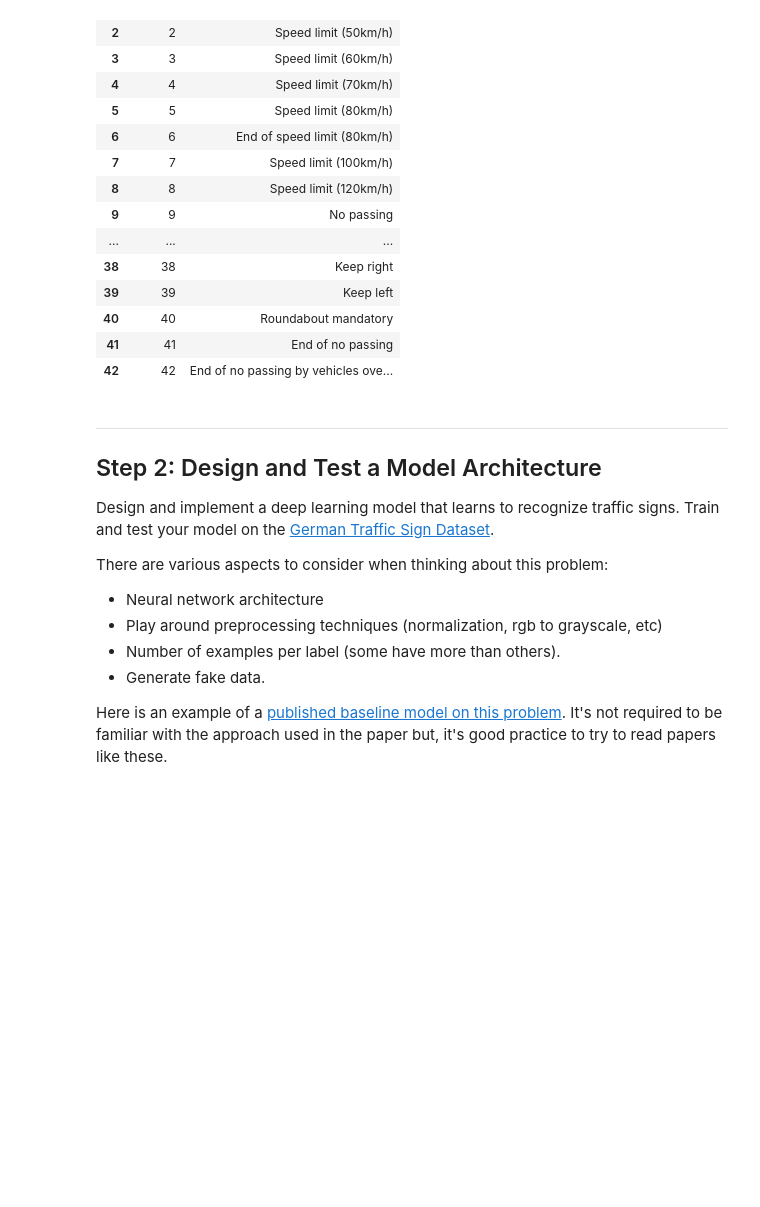
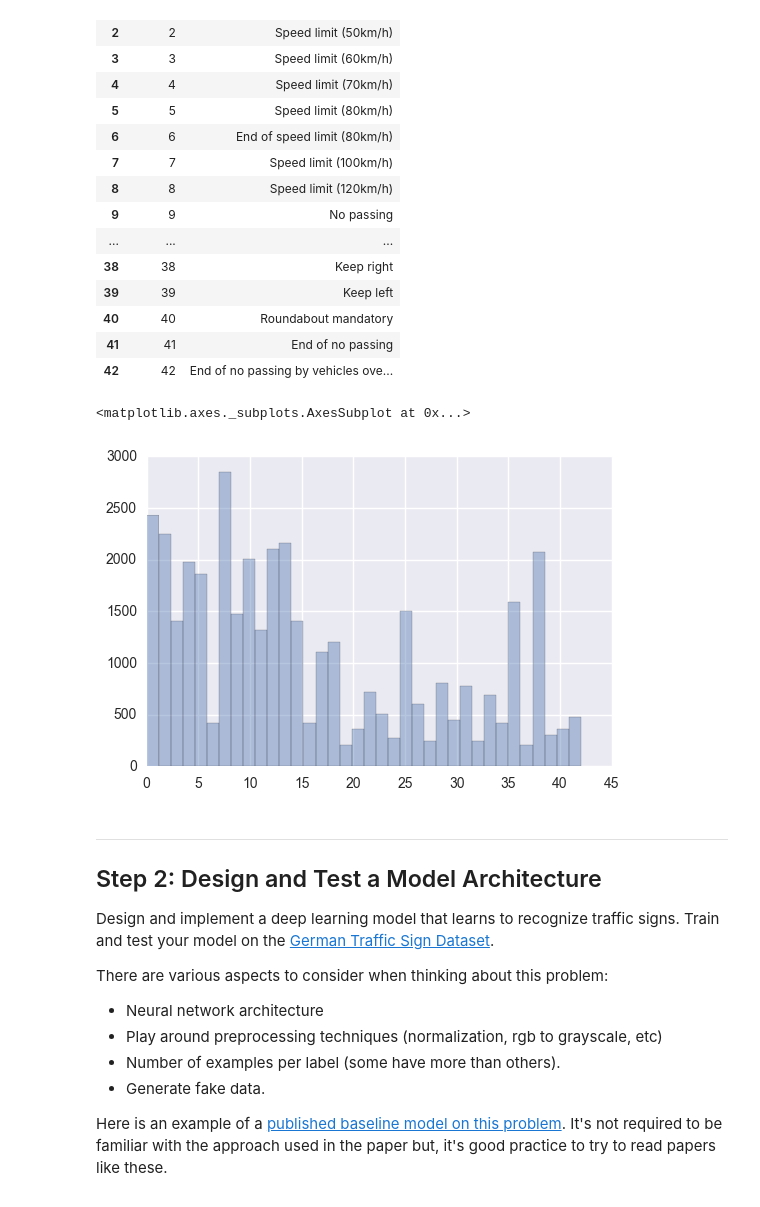
Before and after one commit to markandlw/CarND-Traffic-Sign-Classifier-Project, a Jupyter notebook: Traffic_Sign_Classifier.ipynb, the cells around one changed output. Cells and saved outputs as stored; diff of their text form; code cells hidden in the pictures; blank space fills up the shorter version.

Commit message:
Plot y_train distribution

```diff
--- a/Traffic_Sign_Classifier.ipynb
+++ b/Traffic_Sign_Classifier.ipynb
@@ -115,6 +115,12 @@ signs
 | 40 | 40 | Roundabout mandatory |
 | 41 | 41 | End of no passing |
 | 42 | 42 | End of no passing by vehicles ove... |
+# %%
+# Get a feeling on what kinds of sign contribute more.
+sns.distplot(y_train,kde=False)
+# %% [output]
+<matplotlib.axes._subplots.AxesSubplot at 0x...>
+[figure, added]
 # %% [markdown]
 ----
 
```
